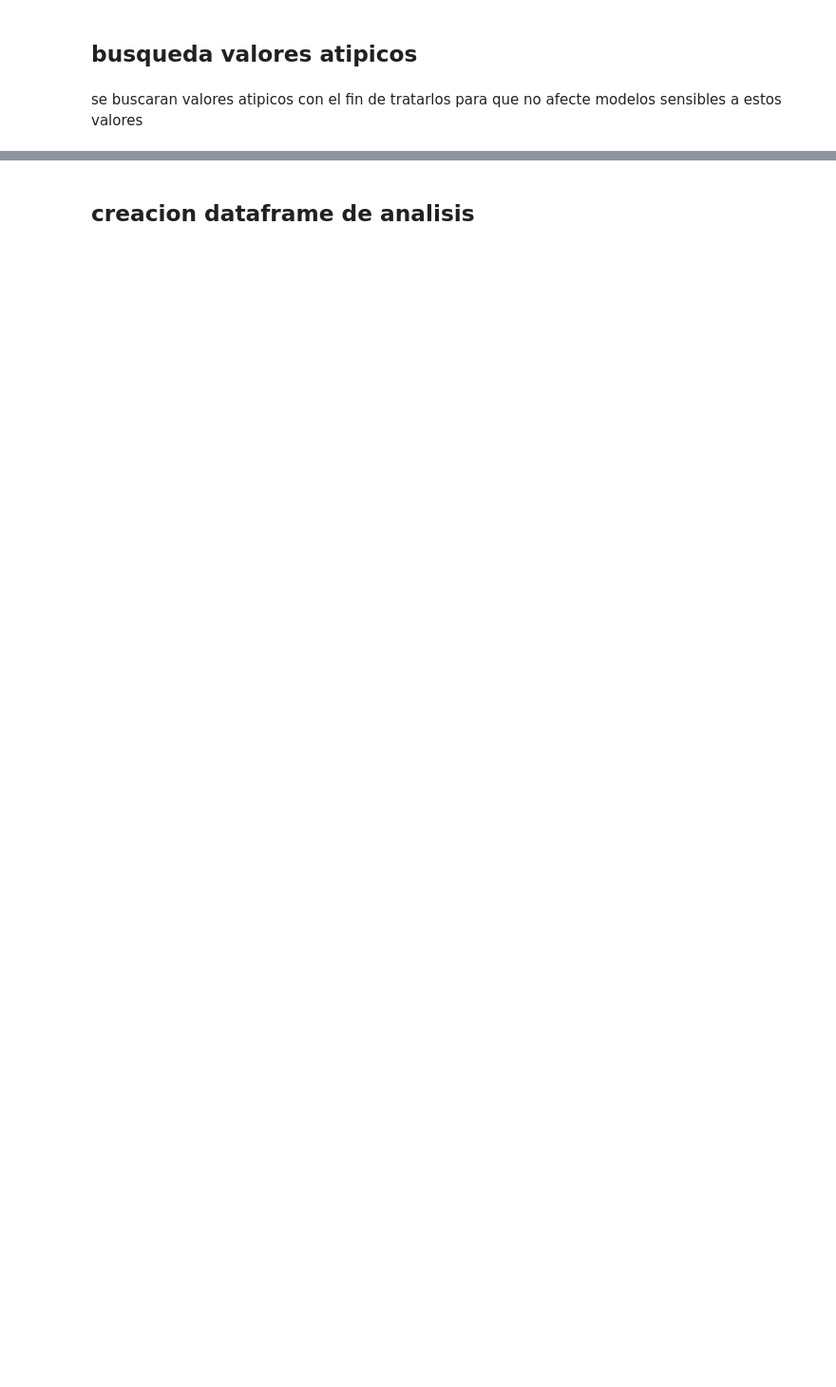
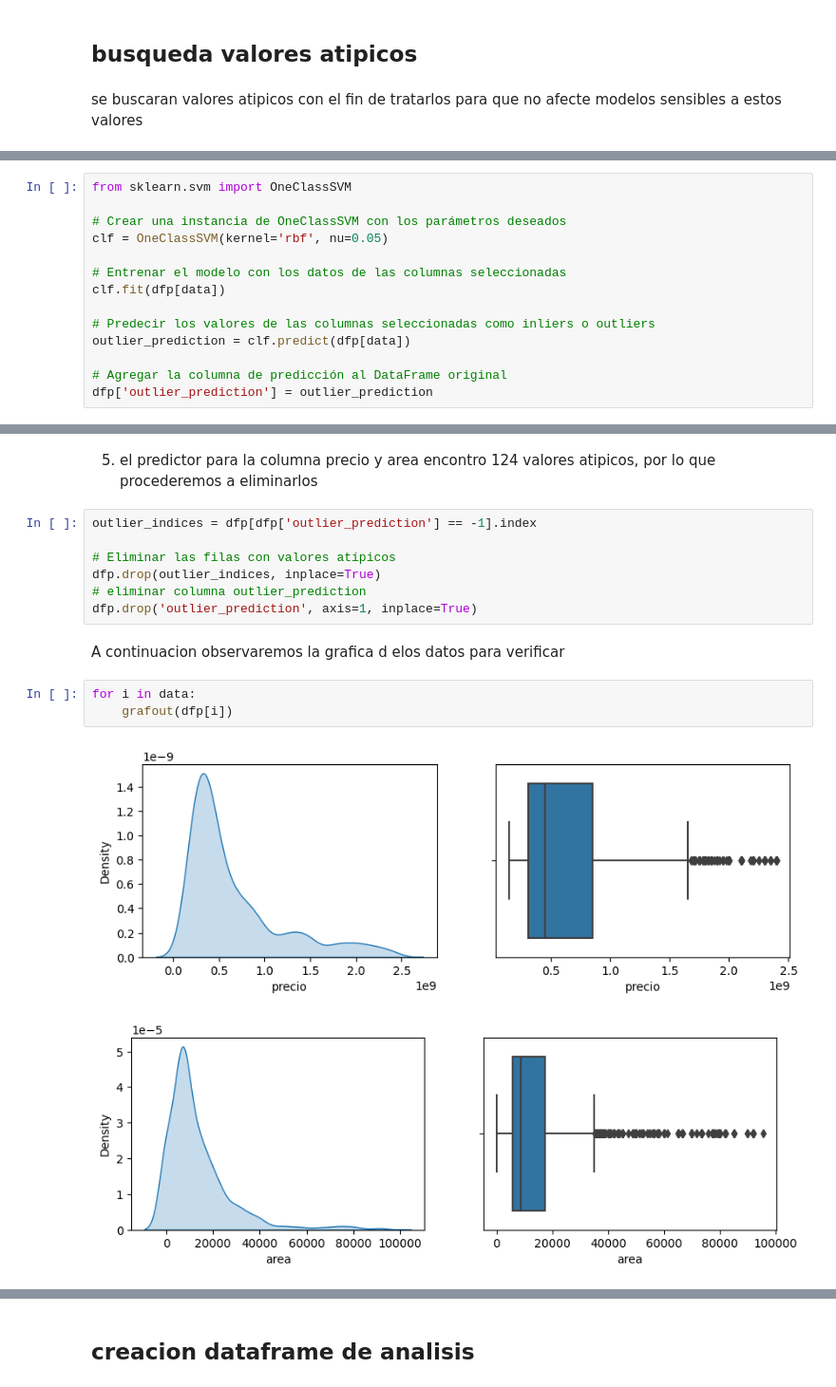
Before and after one commit to juanguzman2/Analisis-del-precio-de-las-viviendas-en-el-oriente-antioqueno, a Jupyter notebook: Script/limpieza/limpiezafinal.ipynb, the cells around one changed output, grey strips where cells are left out. Shown at 95% size. Drawn from its saved outputs; the diff is of its cells as text; blank space fills up the shorter version.

```diff
--- a/Script/limpieza/limpiezafinal.ipynb
+++ b/Script/limpieza/limpiezafinal.ipynb
@@ -466,0 +538,14 @@ dfp = dfp[dfp['area']<100000]
+# %%
+from sklearn.svm import OneClassSVM
+
+# Crear una instancia de OneClassSVM con los parámetros deseados
+clf = OneClassSVM(kernel='rbf', nu=0.05)
+
+# Entrenar el modelo con los datos de las columnas seleccionadas
+clf.fit(dfp[data])
+
+# Predecir los valores de las columnas seleccionadas como inliers o outliers
+outlier_prediction = clf.predict(dfp[data])
+
+# Agregar la columna de predicción al DataFrame original
+dfp['outlier_prediction'] = outlier_prediction
@@ -466,0 +558,17 @@ dfp = dfp[dfp['area']<100000]
+# %% [markdown]
+5. el predictor para la columna precio y area encontro 124 valores atipicos, por lo que procederemos a eliminarlos
+# %%
+outlier_indices = dfp[dfp['outlier_prediction'] == -1].index
+
+# Eliminar las filas con valores atípicos
+dfp.drop(outlier_indices, inplace=True)
+# eliminar columna outlier_prediction
+dfp.drop('outlier_prediction', axis=1, inplace=True)
+# %% [markdown]
+A continuacion observaremos la grafica d elos datos para verificar
+# %%
+for i in data:
+    grafout(dfp[i])
+# %% [output]
+[figure, added]
+[figure, added]
```
Also changed, not shown: parts of 59 cells of this notebook, 6 other files.
